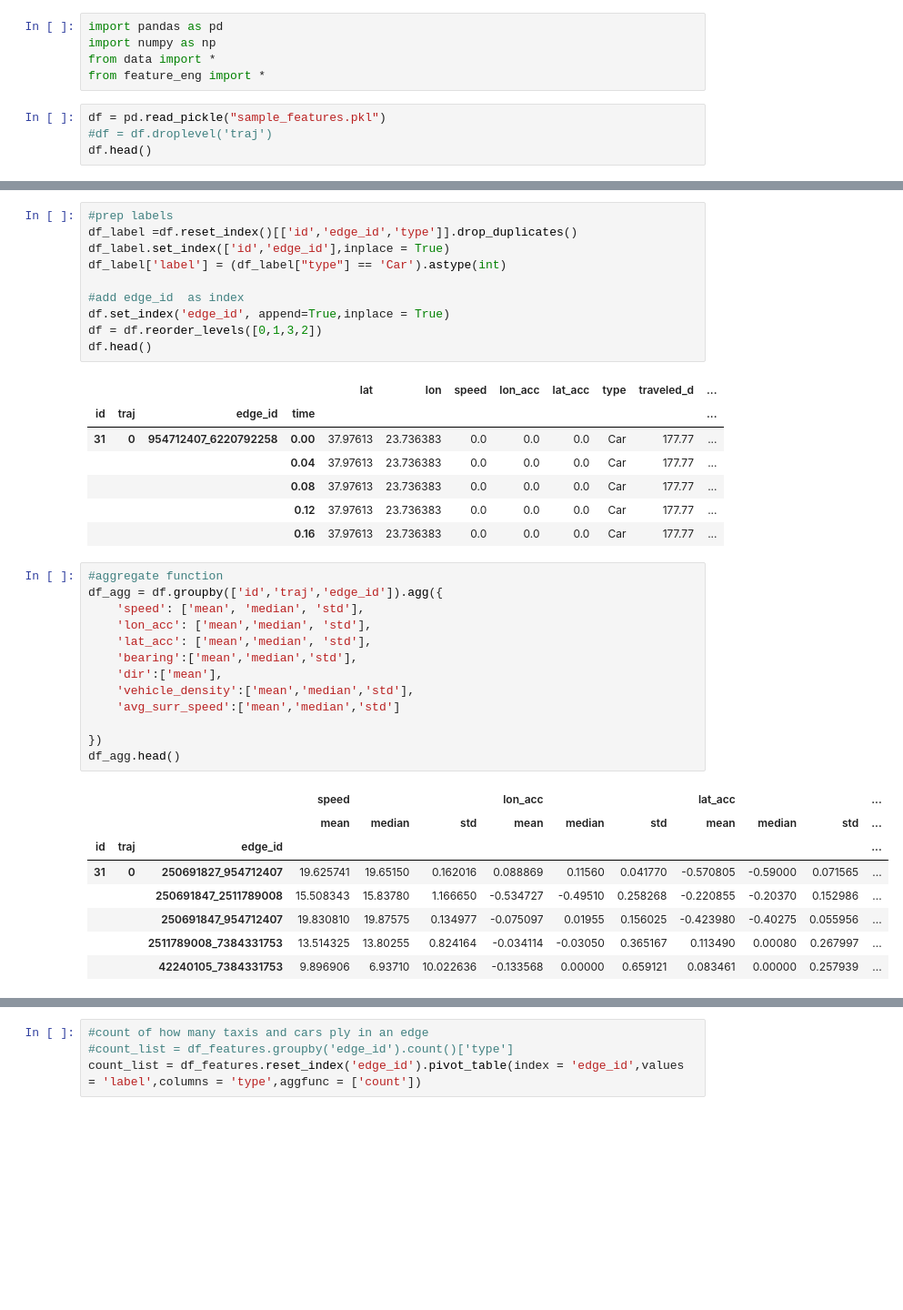
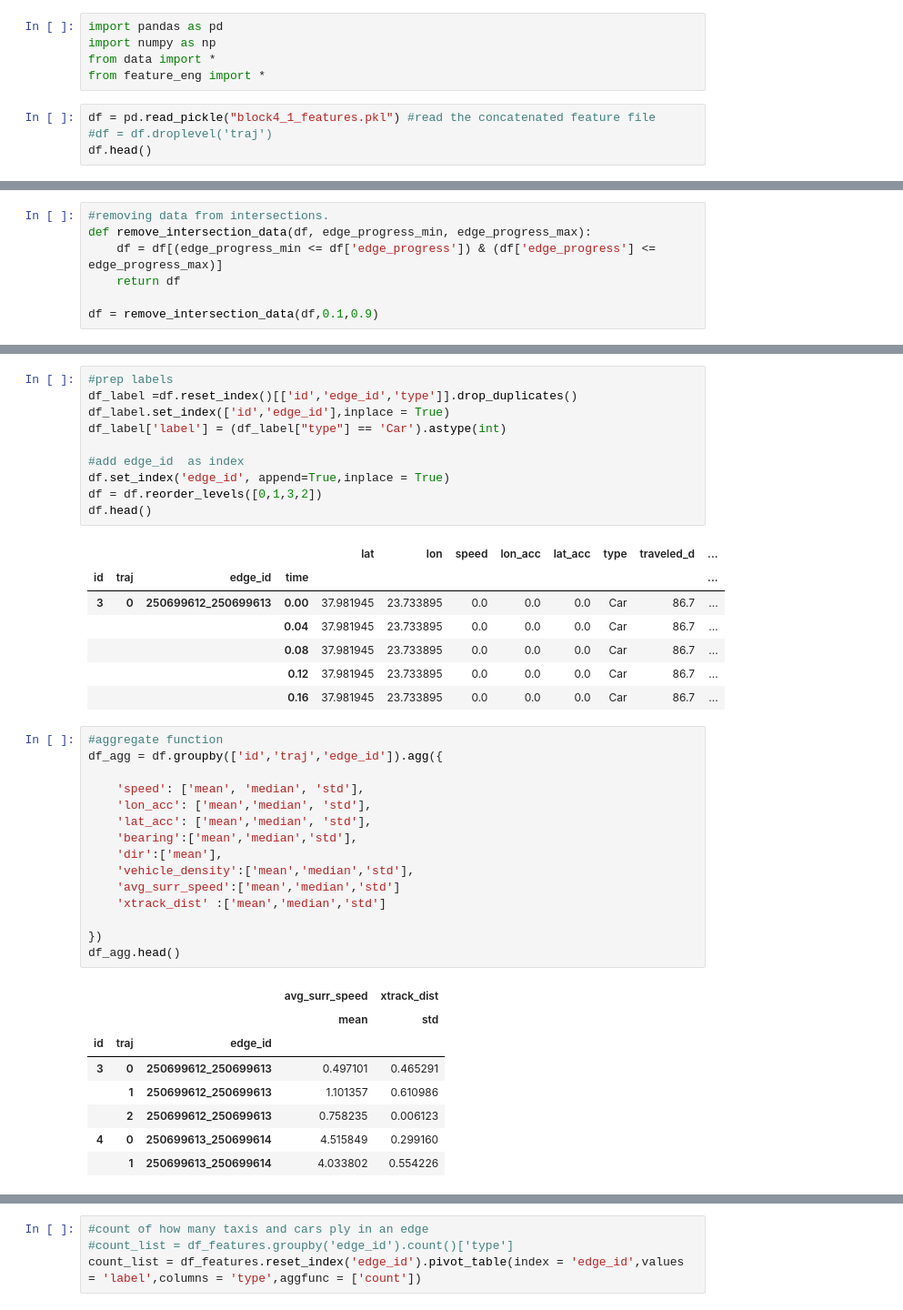
Before and after one commit to ArchieGertsman/GreekDrivers, a Jupyter notebook: Data/SVMwoEdge.ipynb, the cells around one changed output, grey strips where cells are left out. Shown: that part at 91% size. Cells and saved outputs as stored; diff of their text form; blank space fills up the shorter version.

```diff
--- a/Data/SVMwoEdge.ipynb
+++ b/Data/SVMwoEdge.ipynb
@@ -10,7 +10,7 @@ import numpy as np
 from data import *
 from feature_eng import *
 # %%
-df = pd.read_pickle("sample_features.pkl")
+df = pd.read_pickle("block4_1_features.pkl") #read the concatenated feature file
 #df = df.droplevel('traj')
 df.head()
 # %% [output]
@@ -24,3 +24,10 @@ df.head()
+# %%
+#removing data from intersections.
+def remove_intersection_data(df, edge_progress_min, edge_progress_max):
+    df = df[(edge_progress_min <= df['edge_progress']) & (df['edge_progress'] <= edge_progress_max)]
+    return df
+
+df = remove_intersection_data(df,0.1,0.9)
 # %%
 #remove all vehicles except taxi and car
 df = df[(df['type'] == 'Car' )|( df['type'] == 'Taxi')]
@@ -44,33 +44,35 @@ df.head()
 # %% [output]
 |  |  |  |  | lat | lon | speed | lon_acc | lat_acc | type | traveled_d | ... |
 | id | traj | edge_id | time |  |  |  |  |  |  |  | ... |
-| 31 | 0 | 954712407_6220792258 | 0.00 | 37.97613 | 23.736383 | 0.0 | 0.0 | 0.0 | Car | 177.77 | ... |
-|  |  |  | 0.04 | 37.97613 | 23.736383 | 0.0 | 0.0 | 0.0 | Car | 177.77 | ... |
-|  |  |  | 0.08 | 37.97613 | 23.736383 | 0.0 | 0.0 | 0.0 | Car | 177.77 | ... |
-|  |  |  | 0.12 | 37.97613 | 23.736383 | 0.0 | 0.0 | 0.0 | Car | 177.77 | ... |
-|  |  |  | 0.16 | 37.97613 | 23.736383 | 0.0 | 0.0 | 0.0 | Car | 177.77 | ... |
+| 3 | 0 | 250699612_250699613 | 0.00 | 37.981945 | 23.733895 | 0.0 | 0.0 | 0.0 | Car | 86.7 | ... |
+|  |  |  | 0.04 | 37.981945 | 23.733895 | 0.0 | 0.0 | 0.0 | Car | 86.7 | ... |
+|  |  |  | 0.08 | 37.981945 | 23.733895 | 0.0 | 0.0 | 0.0 | Car | 86.7 | ... |
+|  |  |  | 0.12 | 37.981945 | 23.733895 | 0.0 | 0.0 | 0.0 | Car | 86.7 | ... |
+|  |  |  | 0.16 | 37.981945 | 23.733895 | 0.0 | 0.0 | 0.0 | Car | 86.7 | ... |
 # %%
 #aggregate function
 df_agg = df.groupby(['id','traj','edge_id']).agg({
+
     'speed': ['mean', 'median', 'std'],
     'lon_acc': ['mean','median', 'std'],
     'lat_acc': ['mean','median', 'std'],
     'bearing':['mean','median','std'],
     'dir':['mean'],
     'vehicle_density':['mean','median','std'],
     'avg_surr_speed':['mean','median','std']
+    'xtrack_dist' :['mean','median','std']
 
 })
 df_agg.head()
 # %% [output]
-|  |  |  | speed |  |  | lon_acc |  |  | lat_acc |  |  | ... |
-|  |  |  | mean | median | std | mean | median | std | mean | median | std | ... |
-| id | traj | edge_id |  |  |  |  |  |  |  |  |  | ... |
-| 31 | 0 | 250691827_954712407 | 19.625741 | 19.65150 | 0.162016 | 0.088869 | 0.11560 | 0.041770 | -0.570805 | -0.59000 | 0.071565 | ... |
-|  |  | 250691847_2511789008 | 15.508343 | 15.83780 | 1.166650 | -0.534727 | -0.49510 | 0.258268 | -0.220855 | -0.20370 | 0.152986 | ... |
-|  |  | 250691847_954712407 | 19.830810 | 19.87575 | 0.134977 | -0.075097 | 0.01955 | 0.156025 | -0.423980 | -0.40275 | 0.055956 | ... |
-|  |  | 2511789008_7384331753 | 13.514325 | 13.80255 | 0.824164 | -0.034114 | -0.03050 | 0.365167 | 0.113490 | 0.00080 | 0.267997 | ... |
-|  |  | 42240105_7384331753 | 9.896906 | 6.93710 | 10.022636 | -0.133568 | 0.00000 | 0.659121 | 0.083461 | 0.00000 | 0.257939 | ... |
+|  |  |  | avg_surr_speed | xtrack_dist |
+|  |  |  | mean | std |
+| id | traj | edge_id |  |  |
+| 3 | 0 | 250699612_250699613 | 0.497101 | 0.465291 |
+|  | 1 | 250699612_250699613 | 1.101357 | 0.610986 |
+|  | 2 | 250699612_250699613 | 0.758235 | 0.006123 |
+| 4 | 0 | 250699613_250699614 | 4.515849 | 0.299160 |
+|  | 1 | 250699613_250699614 | 4.033802 | 0.554226 |
 # %%
 #join features
 df_features = df_agg.join(df_label[['type','label']])
```
Also changed, not shown: parts of 21 cells of this notebook.
